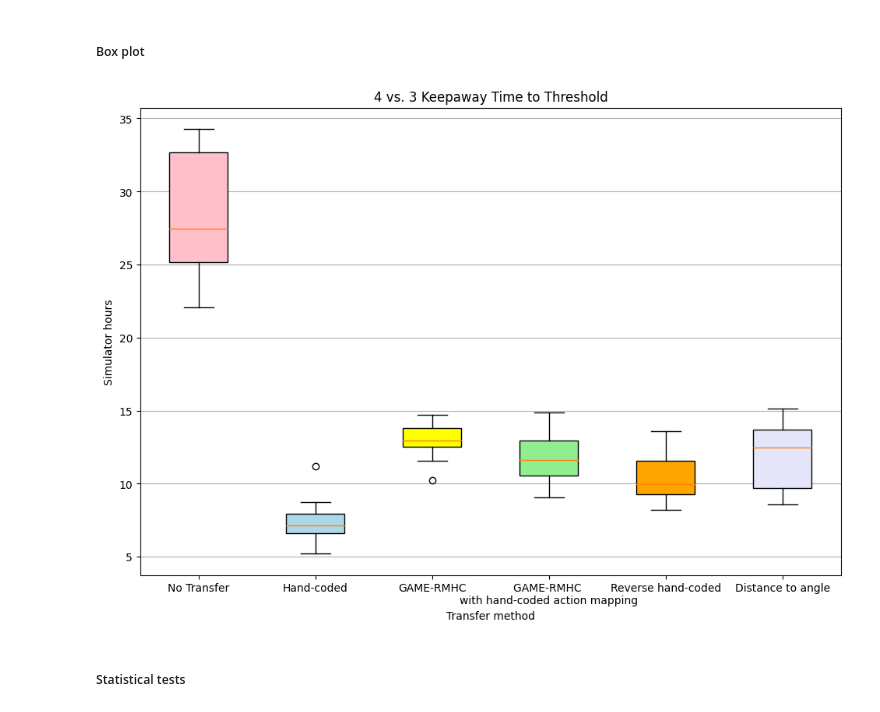
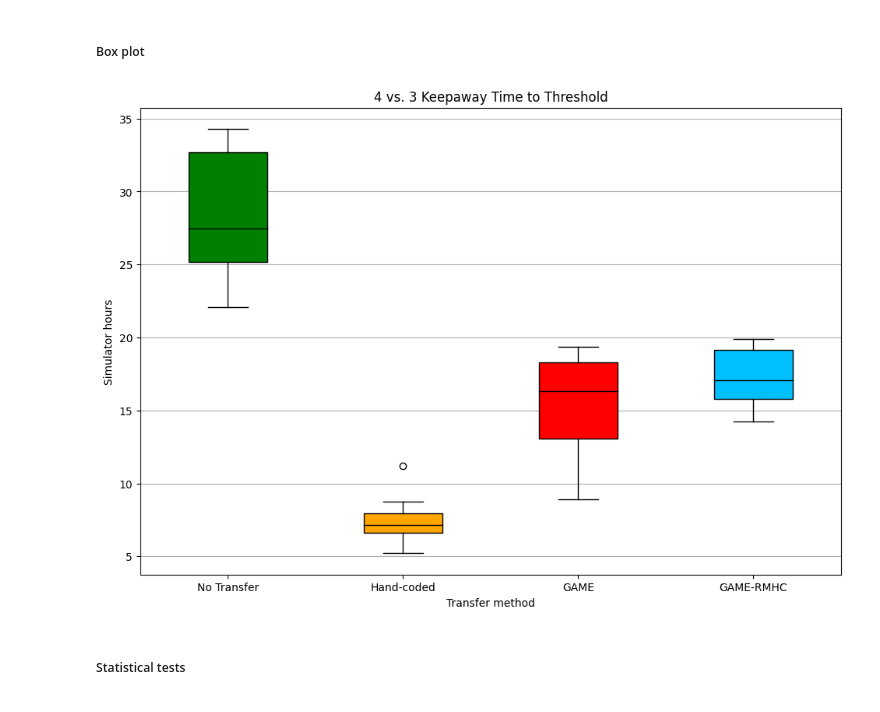
Before and after one commit to duyminh1998/GAME, a Jupyter notebook: notebooks/stats_test_2.ipynb, the cells around one changed output. Cells and saved outputs as stored; diff of their text form; code cells hidden in the pictures.

```diff
--- a/notebooks/stats_test_2.ipynb
+++ b/notebooks/stats_test_2.ipynb
@@ -404,8 +479,8 @@ plt.legend()
 <matplotlib.legend.Legend at 0x...>
 [figure]
 # %%
-MC3D_train_transfer_MASTER_folder_path = os.path.join(config_data['output_path'], '01022023 Train MC3D With QValue Transfer Mapping master')
-MC3D_train_transfer_MASTER_filepath = os.path.join(MC3D_train_transfer_MASTER_folder_path, 'eval_3DMC_a0.75_l0.99_e0.01_nt8.csv')
+MC3D_train_transfer_MASTER_folder_path = os.path.join(config_data['output_path'], '01092023 Train MC3D With QValue Transfer Mapping master')
+MC3D_train_transfer_MASTER_filepath = os.path.join(MC3D_train_transfer_MASTER_folder_path, 'eval_3DMC_a0.5_l0.5_e0.01_nt8.csv')
 df = pd.read_csv(MC3D_train_transfer_MASTER_filepath, index_col=False)
 all_output_X, all_output_Y, all_output_eps, avg_output_X, avg_output_Y, avg_output_eps = plot_MC(df, trials)
 MC3D_transfer_MASTER_ttt = []
@@ -445,8 +520,8 @@ plt.legend()
 # data = [MC3D_no_transfer_ttt, MC3D_transfer_handcoded_ttt, MC3D_transfer_best_GAME_ttt, MC3D_transfer_worst_GAME_ttt, MC3D_transfer_MASTER_ttt]
 # data_labels = ['No Transfer', 'Hand-coded', 'Best GAME', 'Worst GAME', 'MASTER']
 
-data = [MC3D_no_transfer_ttt, MC3D_transfer_handcoded_ttt, MC3D_transfer_best_GAME_ttt, MC3D_transfer_worst_GAME_ttt, MC3D_transfer_MASTER_ttt]
-data_labels = ['No Transfer', 'Hand-coded', 'Best GAME', 'Worst GAME', 'MASTER']
+data = [MC3D_no_transfer_ttt, MC3D_transfer_handcoded_ttt, MC3D_transfer_best_GAME_ttt, MC3D_transfer_best_GAME_ttt, MC3D_transfer_MASTER_ttt]
+data_labels = ['No Transfer', 'Hand-coded', 'GAME', 'GAME-RMHC', 'MASTER']
 
 fig = plt.figure(figsize =(9, 6))
 
@@ -454,11 +529,11 @@ fig = plt.figure(figsize =(9, 6))
 ax = fig.add_axes([0, 0, 1, 1])
 
 # Creating plot
-bp = ax.boxplot(data, vert=True, patch_artist=True, labels = data_labels)
+bp = ax.boxplot(data, vert=True, patch_artist=True, labels = data_labels, medianprops = dict(color='black'))
 # plt.xticks([1, 2, 3, 4, 5], data_labels)
 
 # fill with colors
-colors = ['pink', 'yellow', 'lightgreen', 'lightblue', 'orange']
+colors = ['green', 'orange', 'red', 'deepskyblue', 'purple']
 for patch, color in zip(bp['boxes'], colors):
     patch.set_facecolor(color)
 
@@ -615,10 +700,15 @@ plt.legend()
 #### GAME
 # %%
 kwy_GAME_transfer_paths = []
-kwy_GAME_transfer_folder_path = os.path.join(config_data['output_path'], 'Final Presentation', 'GAME results')
+kwy_GAME_transfer_folder_path = os.path.join(config_data['logs_path'], '01072023 GAME eval')
 for file in os.listdir(kwy_GAME_transfer_folder_path):
     if file.endswith('kwy'):
         kwy_GAME_transfer_paths.append([os.path.join(kwy_GAME_transfer_folder_path, file)])
+kwy_GAME_transfer_folder_path = os.path.join(config_data['logs_path'], '01072023 GAME eval 2')
+for file in os.listdir(kwy_GAME_transfer_folder_path):
+    if file.endswith('kwy'):
+        kwy_GAME_transfer_paths.append([os.path.join(kwy_GAME_transfer_folder_path, file)])
+kwy_GAME_transfer_paths = kwy_GAME_transfer_paths[:2] + kwy_GAME_transfer_paths[3:]
 # kwy_GAME_transfer_paths = kwy_GAME_transfer_paths[:trials]
 all_output_X, all_output_Y, all_output_eps, avg_output_X, avg_output_Y, avg_output_eps = plot_kwy(kwy_GAME_transfer_paths, 1000, 0.01, 30)
 keepaway_transfer_GAME_ttt = []
@@ -663,14 +756,15 @@ plt.legend()
 #### GAME-RMHC
 # %%
 kwy_GAMERMHC_transfer_paths = []
-kwy_GAMERMHC_transfer_folder_path = os.path.join(config_data['logs_path'], '12312022 transfer GAME-RMHC eval')
+kwy_GAMERMHC_transfer_folder_path = os.path.join(config_data['logs_path'], '01072023 GAME-RMHC eval')
 for file in os.listdir(kwy_GAMERMHC_transfer_folder_path):
     if file.endswith('kwy'):
         kwy_GAMERMHC_transfer_paths.append([os.path.join(kwy_GAMERMHC_transfer_folder_path, file)])
-kwy_GAMERMHC_transfer_folder_path = os.path.join(config_data['logs_path'], '12312022 transfer GAME-RMHC eval 2')
+kwy_GAMERMHC_transfer_folder_path = os.path.join(config_data['logs_path'], '01072023 GAME-RMHC eval 2')
 for file in os.listdir(kwy_GAMERMHC_transfer_folder_path):
     if file.endswith('kwy'):
         kwy_GAMERMHC_transfer_paths.append([os.path.join(kwy_GAMERMHC_transfer_folder_path, file)])
+kwy_GAMERMHC_transfer_paths = kwy_GAMERMHC_transfer_paths[1:9] + kwy_GAMERMHC_transfer_paths[10:]
 
 # kwy_GAME_transfer_paths = kwy_GAME_transfer_paths[:trials]
 all_output_X, all_output_Y, all_output_eps, avg_output_X, avg_output_Y, avg_output_eps = plot_kwy(kwy_GAMERMHC_transfer_paths, 1000, 0.01, 30)
@@ -947,34 +1041,34 @@ plt.legend()
 # %%
 # data = [keepaway_no_transfer_ttt, keepaway_transfer_hand_coded_ttt, keepaway_transfer_GAME_ttt, keepaway_transfer_GAMERMHC_ttt]
 # data_labels = ['No Transfer', 'Hand-coded', 'GAME', 'GAME-RMHC']
 
-data = [keepaway_no_transfer_ttt, keepaway_transfer_hand_coded_ttt, keepaway_transfer_GAMERMHC_ttt, keepaway_transfer_GAMERMHC_handcoded_action_mapping_ttt, keepaway_transfer_reverse_handcoded_ttt, keepaway_transfer_disttoangle_ttt]
-data_labels = ['No Transfer', 'Hand-coded', 'GAME-RMHC', 'GAME-RMHC \nwith hand-coded action mapping', 'Reverse hand-coded', 'Distance to angle']
+data = [keepaway_no_transfer_ttt, keepaway_transfer_hand_coded_ttt, keepaway_transfer_GAME_ttt, keepaway_transfer_GAMERMHC_ttt]
+data_labels = ['No Transfer', 'Hand-coded', 'GAME', 'GAME-RMHC']
 
 fig = plt.figure(figsize =(9, 6))
 
 # Creating axes instance
 ax = fig.add_axes([0, 0, 1, 1])
 
 # Creating plot
-bp = ax.boxplot(data, vert=True, patch_artist=True, labels = data_labels)
+bp = ax.boxplot(data, vert=True, patch_artist=True, labels = data_labels, medianprops = dict(c = 'black'))
 # plt.xticks([1, 2, 3, 4, 5], data_labels)
 
 # fill with colors
-colors = ['pink', 'lightblue', 'yellow', 'lightgreen', 'orange', 'lavender']
+colors = ['green', 'orange', 'red', 'deepskyblue']
 for patch, color in zip(bp['boxes'], colors):
     patch.set_facecolor(color)
 
 # adding horizontal grid lines
 ax.yaxis.grid(True)
 
 # show plot
 plt.xlabel('Transfer method')
 plt.ylabel('Simulator hours')
 plt.title('4 vs. 3 Keepaway Time to Threshold')
 plt.show()
 # %% [output]
-[figure, old version]
+[figure, new version]
 # %% [markdown]
 ##### Statistical tests
 # %%
```
Also changed, not shown: parts of 39 cells of this notebook, 13 other files.
